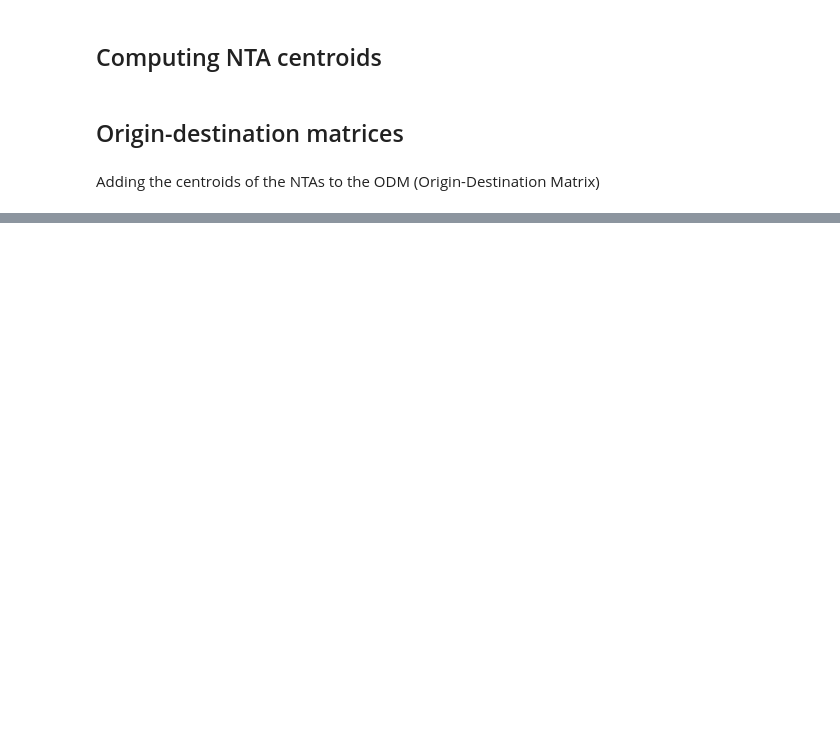
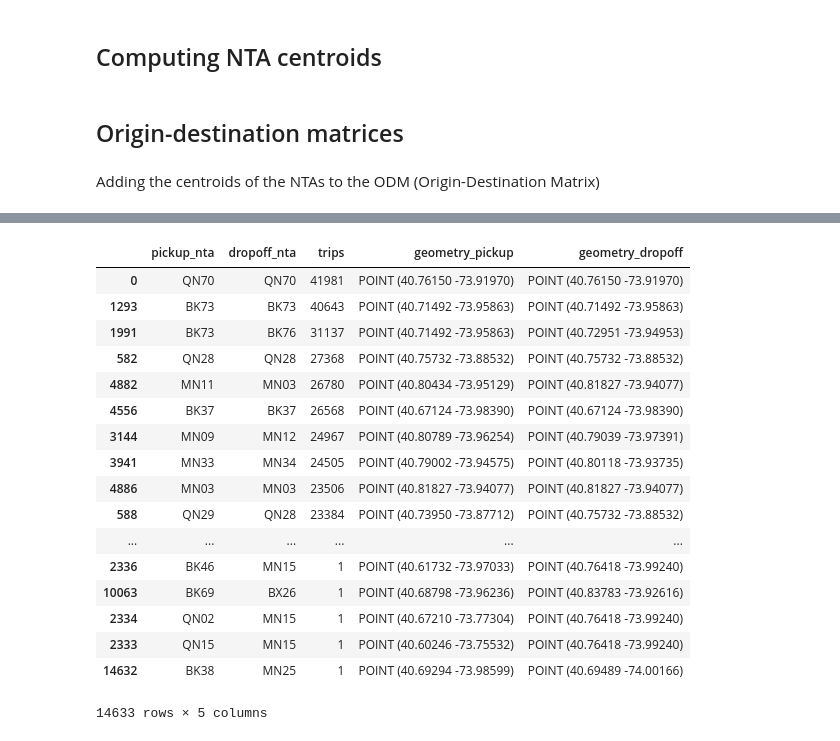
Before and after one commit to rodrigobernall/ds4a_group30, a Jupyter notebook: scripts/EDA/origin_destination_matrix_creator.ipynb, the cells around one changed output, grey strips where cells are left out. Saved outputs shown, nothing was run; the diff lists cells and outputs as text; code cells hidden in the pictures; blank space fills up the shorter version.

```diff
--- a/scripts/EDA/origin_destination_matrix_creator.ipynb
+++ b/scripts/EDA/origin_destination_matrix_creator.ipynb
@@ -105,0 +99,21 @@ a
+# %%
+a.sort_values(by='trips', ascending=False)
+# %% [output]
+|  | pickup_nta | dropoff_nta | trips | geometry_pickup | geometry_dropoff |
+| 0 | QN70 | QN70 | 41981 | POINT (40.76150 -73.91970) | POINT (40.76150 -73.91970) |
+| 1293 | BK73 | BK73 | 40643 | POINT (40.71492 -73.95863) | POINT (40.71492 -73.95863) |
+| 1991 | BK73 | BK76 | 31137 | POINT (40.71492 -73.95863) | POINT (40.72951 -73.94953) |
+| 582 | QN28 | QN28 | 27368 | POINT (40.75732 -73.88532) | POINT (40.75732 -73.88532) |
+| 4882 | MN11 | MN03 | 26780 | POINT (40.80434 -73.95129) | POINT (40.81827 -73.94077) |
+| 4556 | BK37 | BK37 | 26568 | POINT (40.67124 -73.98390) | POINT (40.67124 -73.98390) |
+| 3144 | MN09 | MN12 | 24967 | POINT (40.80789 -73.96254) | POINT (40.79039 -73.97391) |
+| 3941 | MN33 | MN34 | 24505 | POINT (40.79002 -73.94575) | POINT (40.80118 -73.93735) |
+| 4886 | MN03 | MN03 | 23506 | POINT (40.81827 -73.94077) | POINT (40.81827 -73.94077) |
+| 588 | QN29 | QN28 | 23384 | POINT (40.73950 -73.87712) | POINT (40.75732 -73.88532) |
+| ... | ... | ... | ... | ... | ... |
+| 2336 | BK46 | MN15 | 1 | POINT (40.61732 -73.97033) | POINT (40.76418 -73.99240) |
+| 10063 | BK69 | BX26 | 1 | POINT (40.68798 -73.96236) | POINT (40.83783 -73.92616) |
+| 2334 | QN02 | MN15 | 1 | POINT (40.67210 -73.77304) | POINT (40.76418 -73.99240) |
+| 2333 | QN15 | MN15 | 1 | POINT (40.60246 -73.75532) | POINT (40.76418 -73.99240) |
+| 14632 | BK38 | MN25 | 1 | POINT (40.69294 -73.98599) | POINT (40.69489 -74.00166) |
+14633 rows × 5 columns
```
Also changed, not shown: parts of 9 cells of this notebook.
